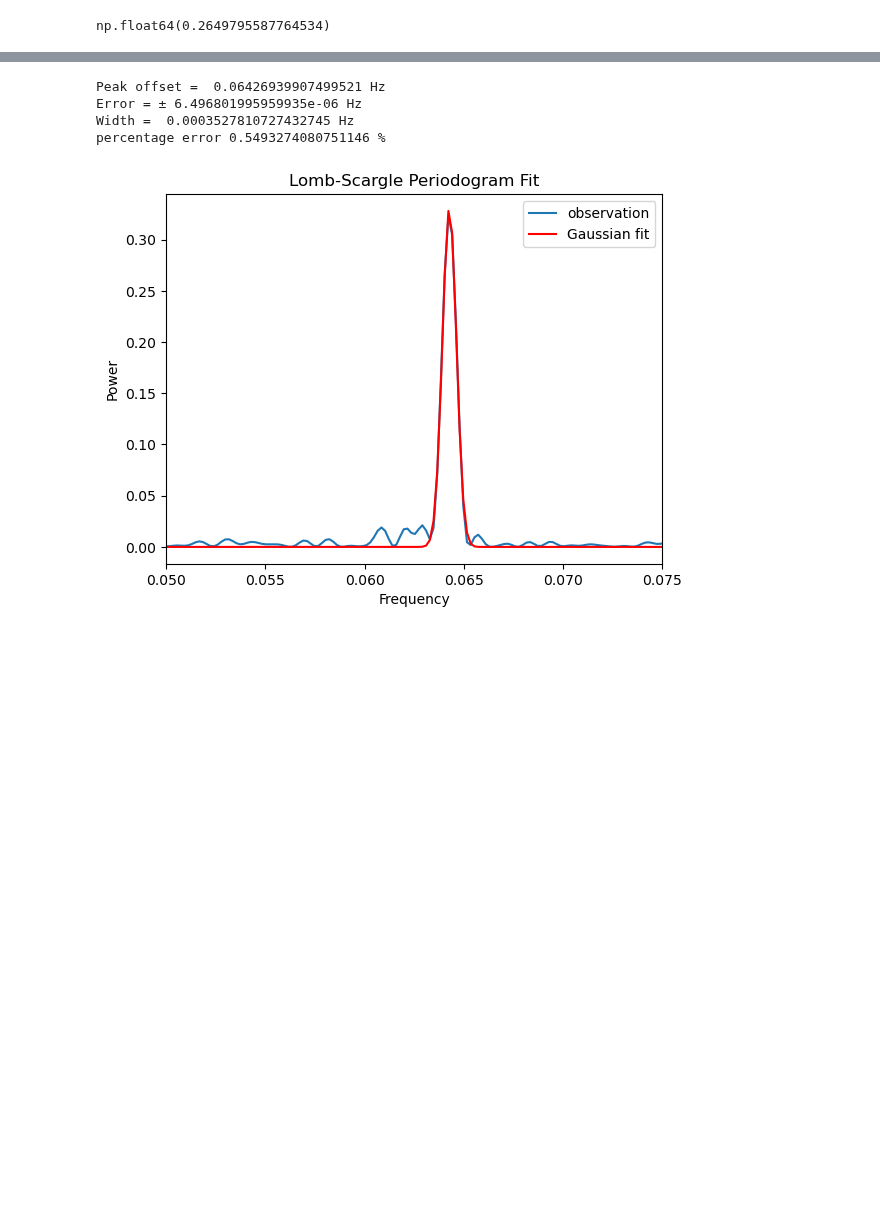
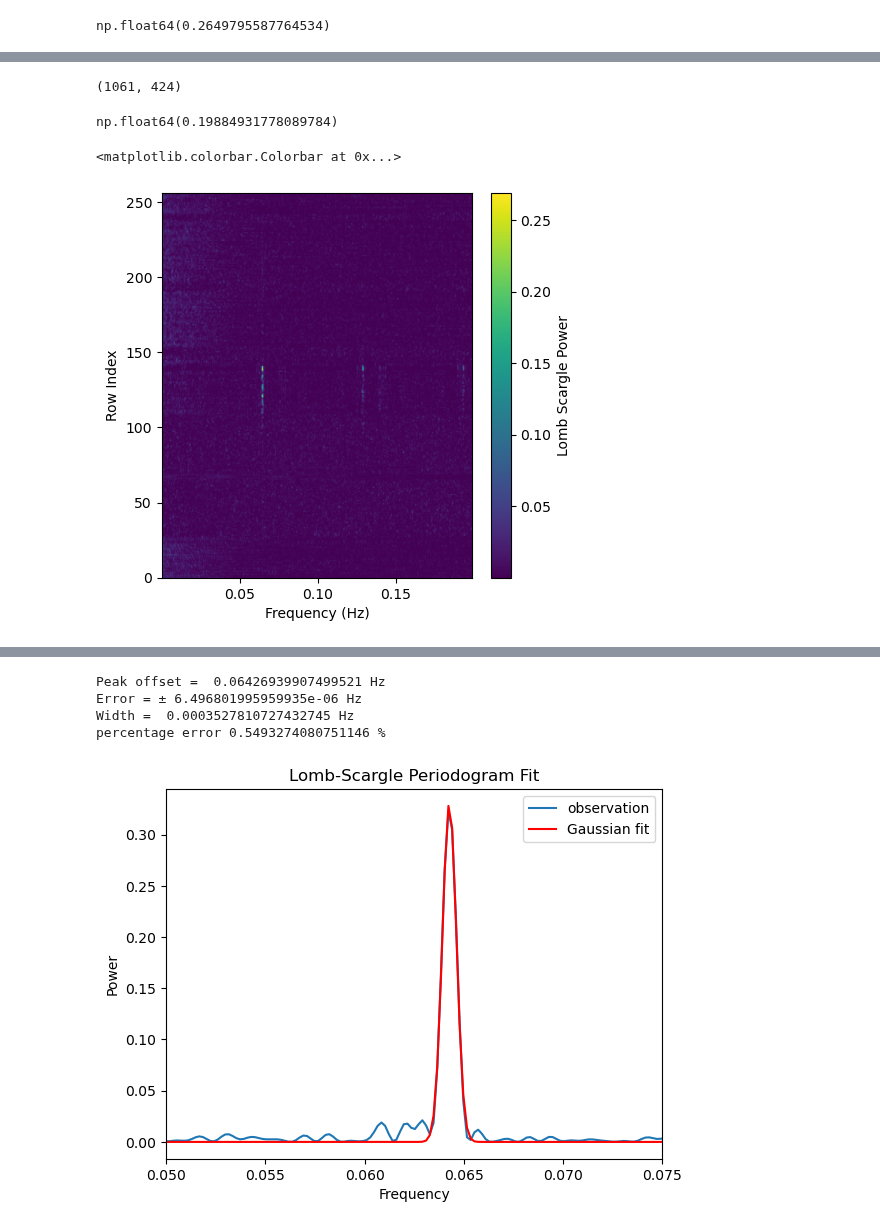
Before and after one commit to phoeberyder/atlas_rb, a Jupyter notebook: period_investigation.ipynb, the cells around one changed output, grey strips where cells are left out. Drawn from its saved outputs; the diff is of its cells as text; code cells hidden in the pictures; blank space fills up the shorter version.

```diff
--- a/period_investigation.ipynb
+++ b/period_investigation.ipynb
@@ -97,0 +95,8 @@ frequency, power = LombScargle(time, summed_spec).autopower(method = 'slow', nyq
+# %%
+ls_rowwise_pow = np.zeros((len(power),  spectrogram.shape[0]))
+
+for i in range(spectrogram.shape[0]):
+    print(i)
+    row_freq, row_pow = LombScargle(time, spectrogram[i, :]).autopower(method='slow', nyquist_factor=1)
+    ls_rowwise_freq = row_freq
+    ls_rowwise_pow[:, i] = row_pow
@@ -97,0 +121,17 @@ frequency, power = LombScargle(time, summed_spec).autopower(method = 'slow', nyq
+# %%
+ls_rowwise_freq.shape
+# %% [output]
+(1061, 424)
+# %%
+ls_rowwise_freq[-1][0]
+# %% [output]
+np.float64(0.19884931778089784)
+# %%
+plt.figure(figsize=(5, 5))
+plt.imshow(ls_rowwise_pow.T, origin='lower', extent=[ls_rowwise_freq[0], ls_rowwise_freq[-1], 0, 256], aspect='auto')
+plt.xlabel('Frequency (Hz)')
+plt.ylabel('Row Index')
+plt.colorbar(label='Lomb Scargle Power')
+# %% [output]
+<matplotlib.colorbar.Colorbar at 0x...>
+[figure, added]
```
Also changed, not shown: parts of 17 cells of this notebook, 1 other file.
